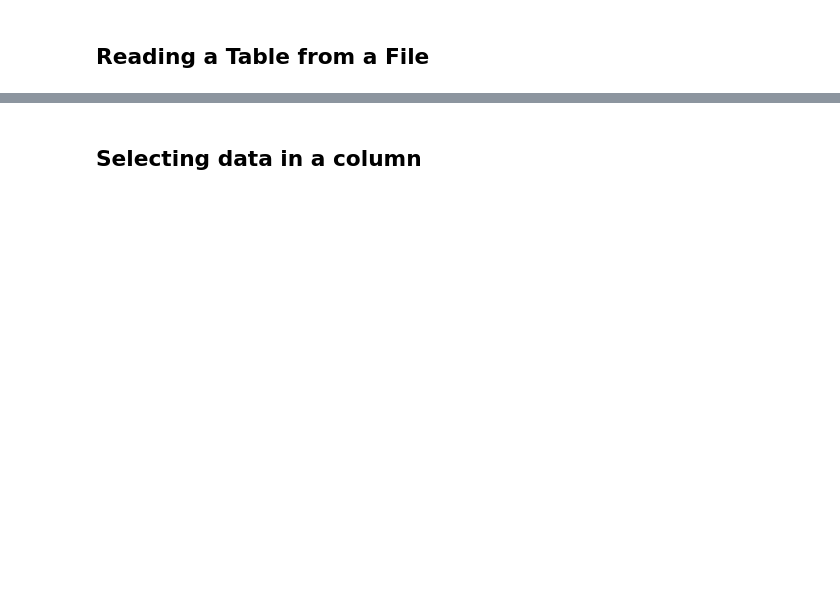
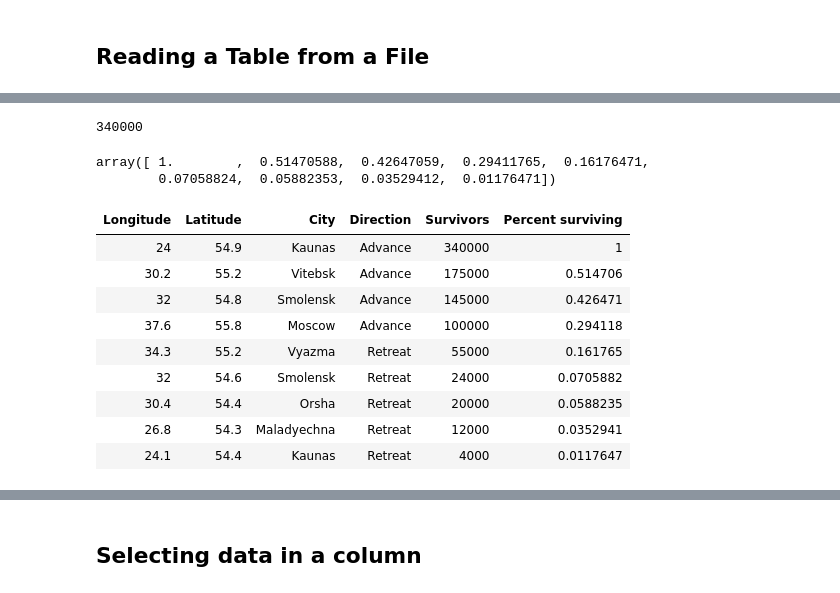
Before and after one commit to data-8/materials-sp19, a Jupyter notebook: lec/lec05.ipynb, the cells around one changed output, grey strips where cells are left out. Saved outputs shown, nothing was run; the diff lists cells and outputs as text; code cells hidden in the pictures; blank space fills up the shorter version.

```diff
--- a/lec/lec05.ipynb
+++ b/lec/lec05.ipynb
@@ -15,0 +163,27 @@ minard = Table.read_table('minard.csv')
+# %%
+survivors = minard.column('Survivors')
+# %%
+initial_count = survivors.item(0)
+initial_count
+# %% [output]
+340000
+# %%
+survivors / initial_count
+# %% [output]
+array([ 1.        ,  0.51470588,  0.42647059,  0.29411765,  0.16176471,
+        0.07058824,  0.05882353,  0.03529412,  0.01176471])
+# %%
+minard = minard.with_column('Percent surviving', survivors / initial_count)
+# %%
+minard
+# %% [output]
+| Longitude | Latitude | City | Direction | Survivors | Percent surviving |
+| 24 | 54.9 | Kaunas | Advance | 340000 | 1 |
+| 30.2 | 55.2 | Vitebsk | Advance | 175000 | 0.514706 |
+| 32 | 54.8 | Smolensk | Advance | 145000 | 0.426471 |
+| 37.6 | 55.8 | Moscow | Advance | 100000 | 0.294118 |
+| 34.3 | 55.2 | Vyazma | Retreat | 55000 | 0.161765 |
+| 32 | 54.6 | Smolensk | Retreat | 24000 | 0.0705882 |
+| 30.4 | 54.4 | Orsha | Retreat | 20000 | 0.0588235 |
+| 26.8 | 54.3 | Maladyechna | Retreat | 12000 | 0.0352941 |
+| 24.1 | 54.4 | Kaunas | Retreat | 4000 | 0.0117647 |
```
Also changed, not shown: parts of 43 cells of this notebook, 3 other files.
